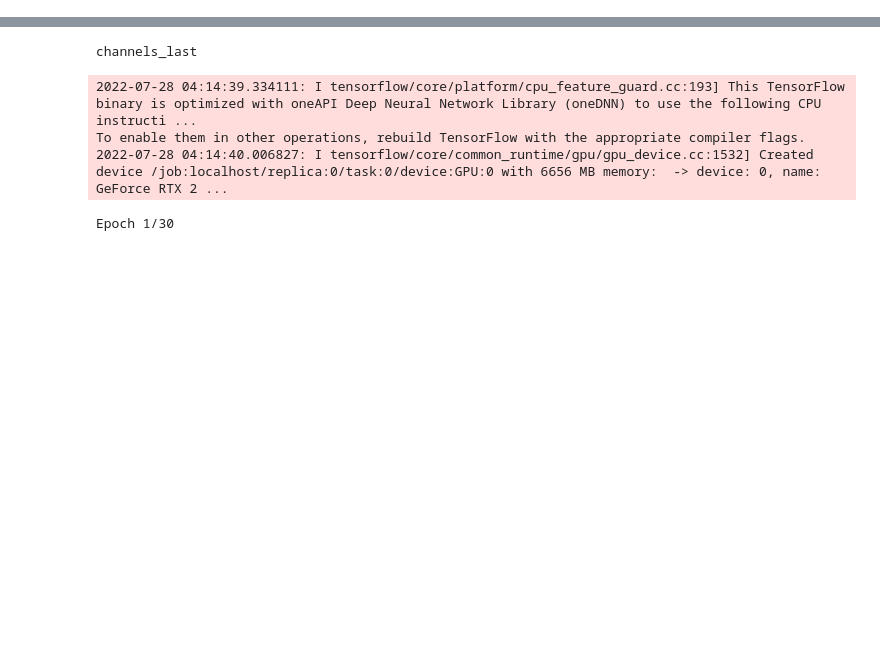
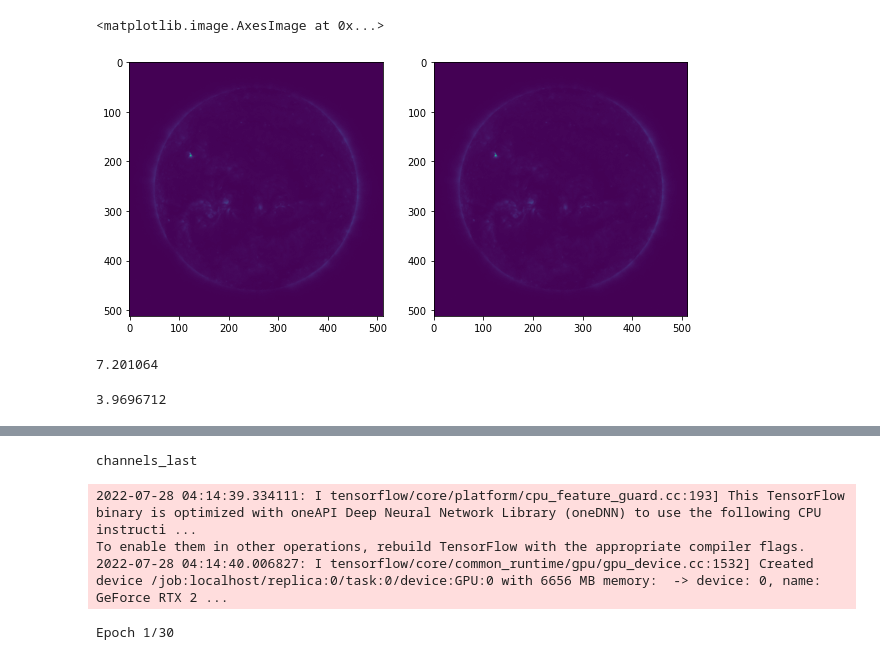
Before and after one commit to nikitagalayda/flare_lstm, a Jupyter notebook: ResNet50_preflare.ipynb, the cells around one changed output, grey strips where cells are left out. Drawn from its saved outputs; the diff is of its cells as text; code cells hidden in the pictures; blank space fills up the shorter version.

```diff
--- a/ResNet50_preflare.ipynb
+++ b/ResNet50_preflare.ipynb
@@ -198 +252,27 @@ def get_test_conv_model():
+# %%
+scs = astropy.stats.sigma_clipped_stats(t)
+median, sd = scs[1], scs[2]
+thr = median-sd*3
+
+scs1 = astropy.stats.sigma_clipped_stats(t2)
+median1, sd1 = scs1[1], scs1[2]
+thr1 = median1-sd1*3
+# %%
+t1[t1<thr] = 0
+t3[t3<thr1] = 0
+# %%
+fig, axes = plt.subplots(1, 2, figsize=(10, 8))
+axes[0].imshow(t)
+axes[1].imshow(t1)
+# %% [output]
+<matplotlib.image.AxesImage at 0x...>
+[figure, added]
+# %%
+np.mean(t2)
+# %% [output]
+7.201064
+# %%
+np.mean(t3)
+# %% [output]
+3.9696712
 # %%
```
Also changed, not shown: parts of 16 cells of this notebook, 7 other files.
